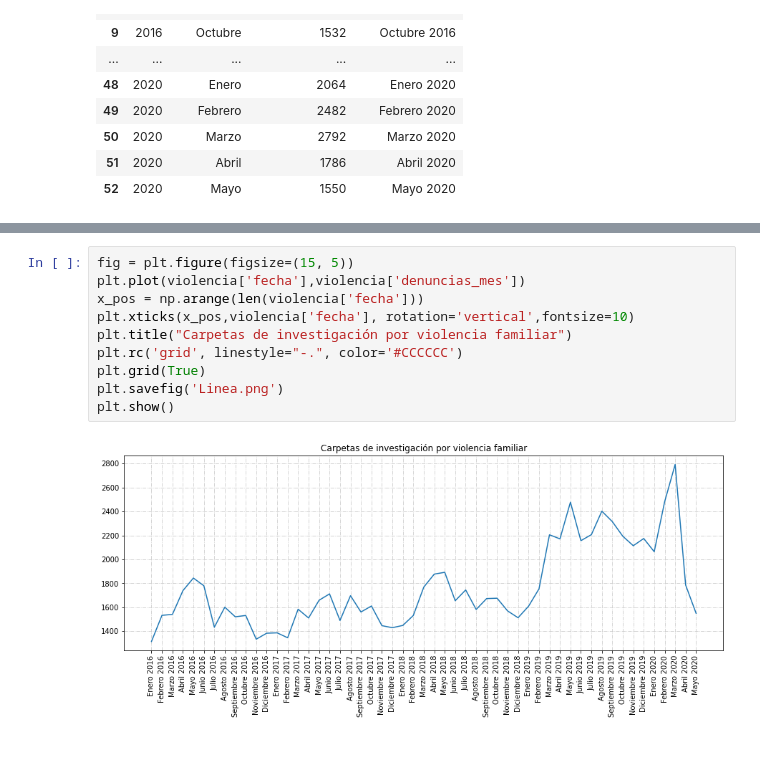
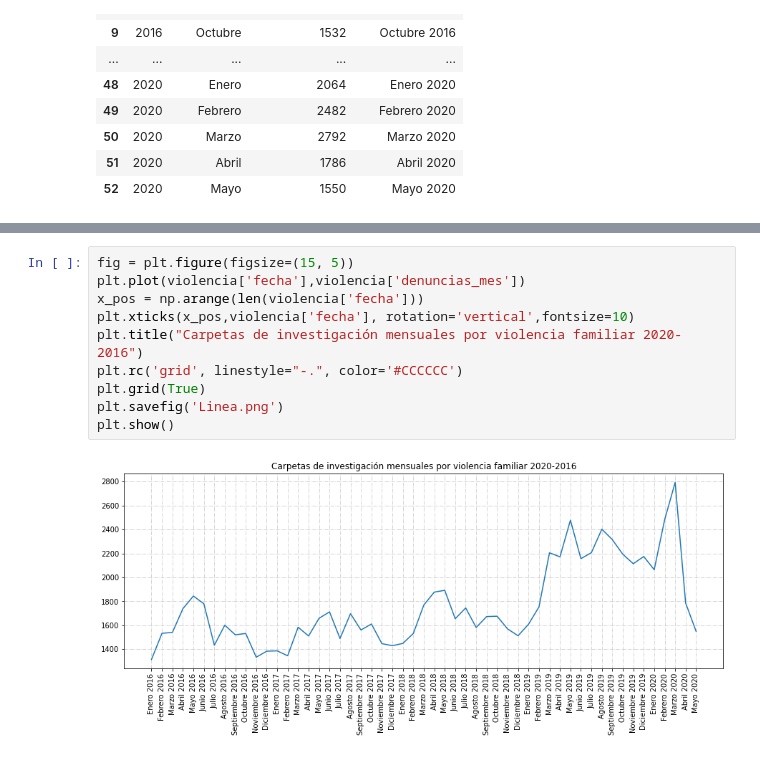
Before and after one commit to prope-2020-gh-classroom/practica-final-por-equipos-verano-2020-itam-patyua, a Jupyter notebook: Descriptivos.ipynb, the cells around one changed output, grey strips where cells are left out. Drawn from its saved outputs; the diff is of its cells as text.

```diff
--- a/Descriptivos.ipynb
+++ b/Descriptivos.ipynb
@@ -41,12 +49,12 @@ violencia
 # %%
 fig = plt.figure(figsize=(15, 5))
 plt.plot(violencia['fecha'],violencia['denuncias_mes'])
 x_pos = np.arange(len(violencia['fecha']))
 plt.xticks(x_pos,violencia['fecha'], rotation='vertical',fontsize=10)
-plt.title("Carpetas de investigación por violencia familiar")
+plt.title("Carpetas de investigación mensuales por violencia familiar 2020-2016")
 plt.rc('grid', linestyle="-.", color='#CCCCCC')
 plt.grid(True)
 plt.savefig('Linea.png')
 plt.show()
 # %% [output]
-[figure, old version]
+[figure, new version]
```
Also changed, not shown: parts of 10 cells of this notebook.
